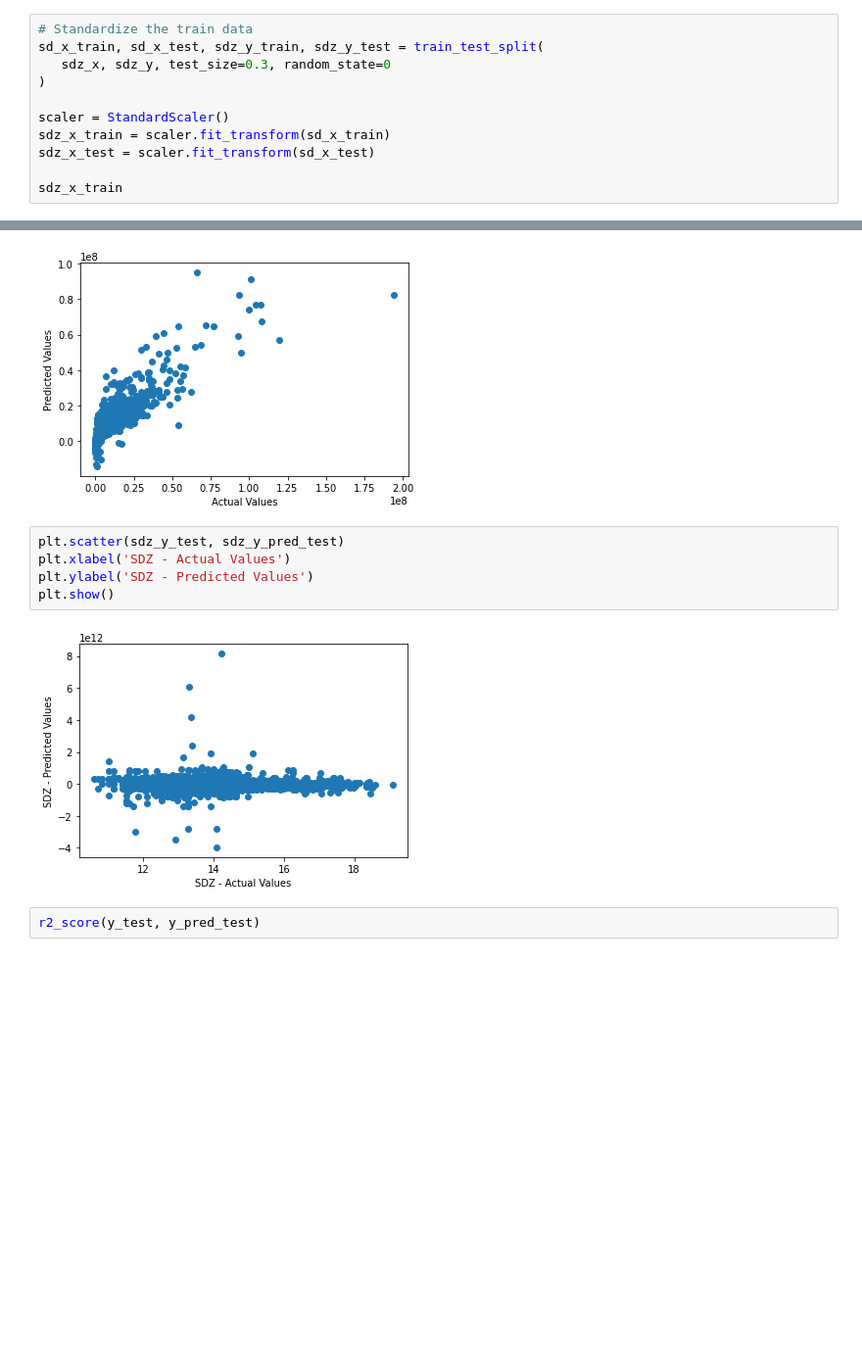
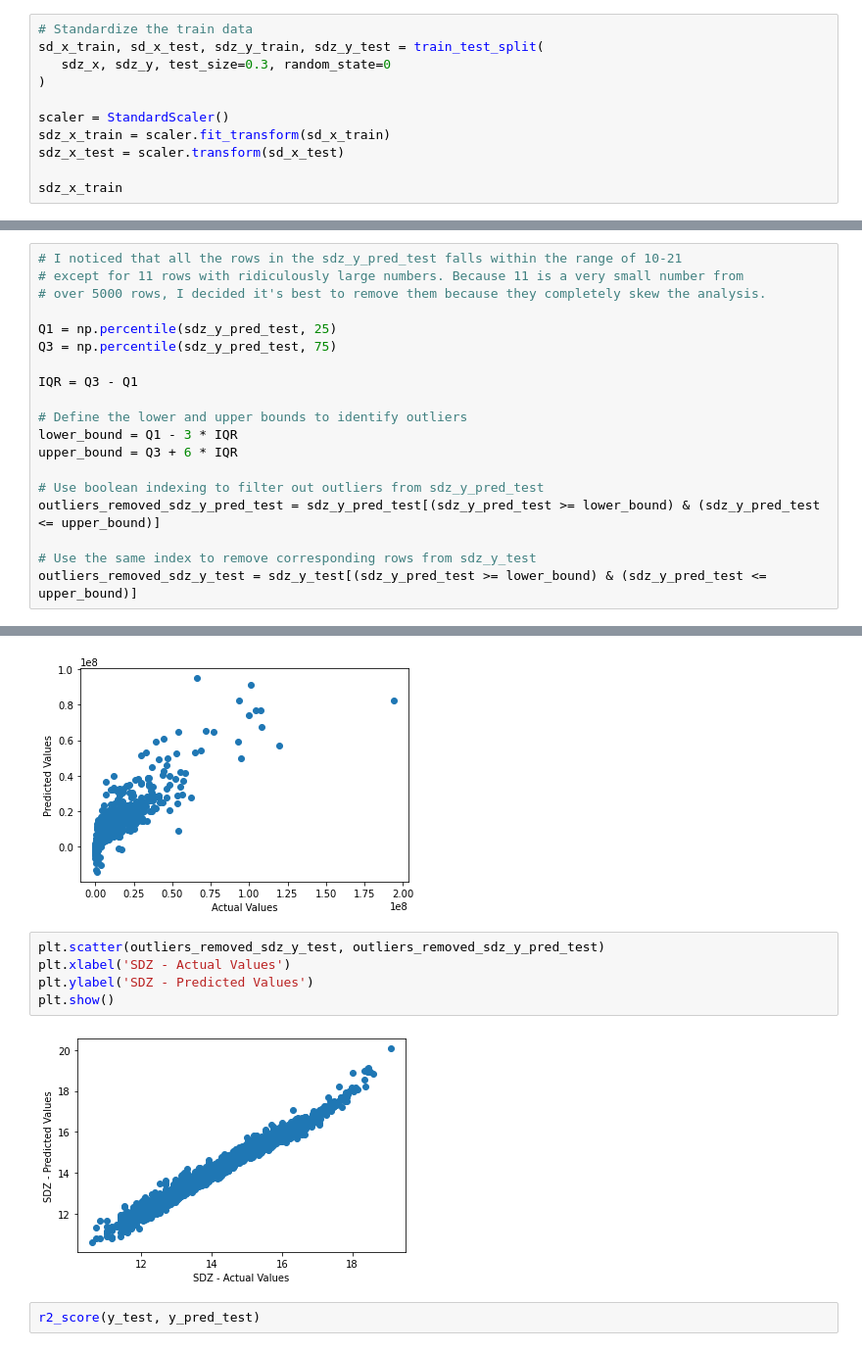
Before and after one commit to Abdulazeez-Dolapo/masters-dissertation, a Jupyter notebook: models/models.ipynb, the cells around one changed output, grey strips where cells are left out. Shown: that part at 98% size. Saved outputs shown, nothing was run; the diff lists cells and outputs as text; blank space fills up the shorter version.

Commit message:
add rmse calculation and remove outliers in  pred for standardized dataset

```diff
--- a/models/models.ipynb
+++ b/models/models.ipynb
@@ -68,7 +69,7 @@ sd_x_train, sd_x_test, sdz_y_train, sdz_y_test = train_test_split(
 
 scaler = StandardScaler()
 sdz_x_train = scaler.fit_transform(sd_x_train)
-sdz_x_test = scaler.fit_transform(sd_x_test)
+sdz_x_test = scaler.transform(sd_x_test)
 
 sdz_x_train
 # %% [output]
@@ -192,3 +193,22 @@ array([-5.22865145e+10,  2.07826231e+10, -5.10692872e+10, ...,
+# %%
+# I noticed that all the rows in the sdz_y_pred_test falls within the range of 10-21
+# except for 11 rows with ridiculously large numbers. Because 11 is a very small number from
+# over 5000 rows, I decided it's best to remove them because they completely skew the analysis.
+
+Q1 = np.percentile(sdz_y_pred_test, 25)
+Q3 = np.percentile(sdz_y_pred_test, 75)
+
+IQR = Q3 - Q1
+
+# Define the lower and upper bounds to identify outliers
+lower_bound = Q1 - 3 * IQR
+upper_bound = Q3 + 6 * IQR
+
+# Use boolean indexing to filter out outliers from sdz_y_pred_test
+outliers_removed_sdz_y_pred_test = sdz_y_pred_test[(sdz_y_pred_test >= lower_bound) & (sdz_y_pred_test <= upper_bound)]
+
+# Use the same index to remove corresponding rows from sdz_y_test
+outliers_removed_sdz_y_test = sdz_y_test[(sdz_y_pred_test >= lower_bound) & (sdz_y_pred_test <= upper_bound)]
 # %%
 plt.scatter(y_test, y_pred_test)
 plt.xlabel('Actual Values')
@@ -197,12 +217,12 @@ plt.show()
 # %% [output]
 [figure]
 # %%
-plt.scatter(sdz_y_test, sdz_y_pred_test)
+plt.scatter(outliers_removed_sdz_y_test, outliers_removed_sdz_y_pred_test)
 plt.xlabel('SDZ - Actual Values')
 plt.ylabel('SDZ - Predicted Values')
 plt.show()
 # %% [output]
-[figure, old version]
+[figure, new version]
 # %%
 r2_score(y_test, y_pred_test)
 # %% [output]
```
Also changed, not shown: parts of 6 cells of this notebook.
